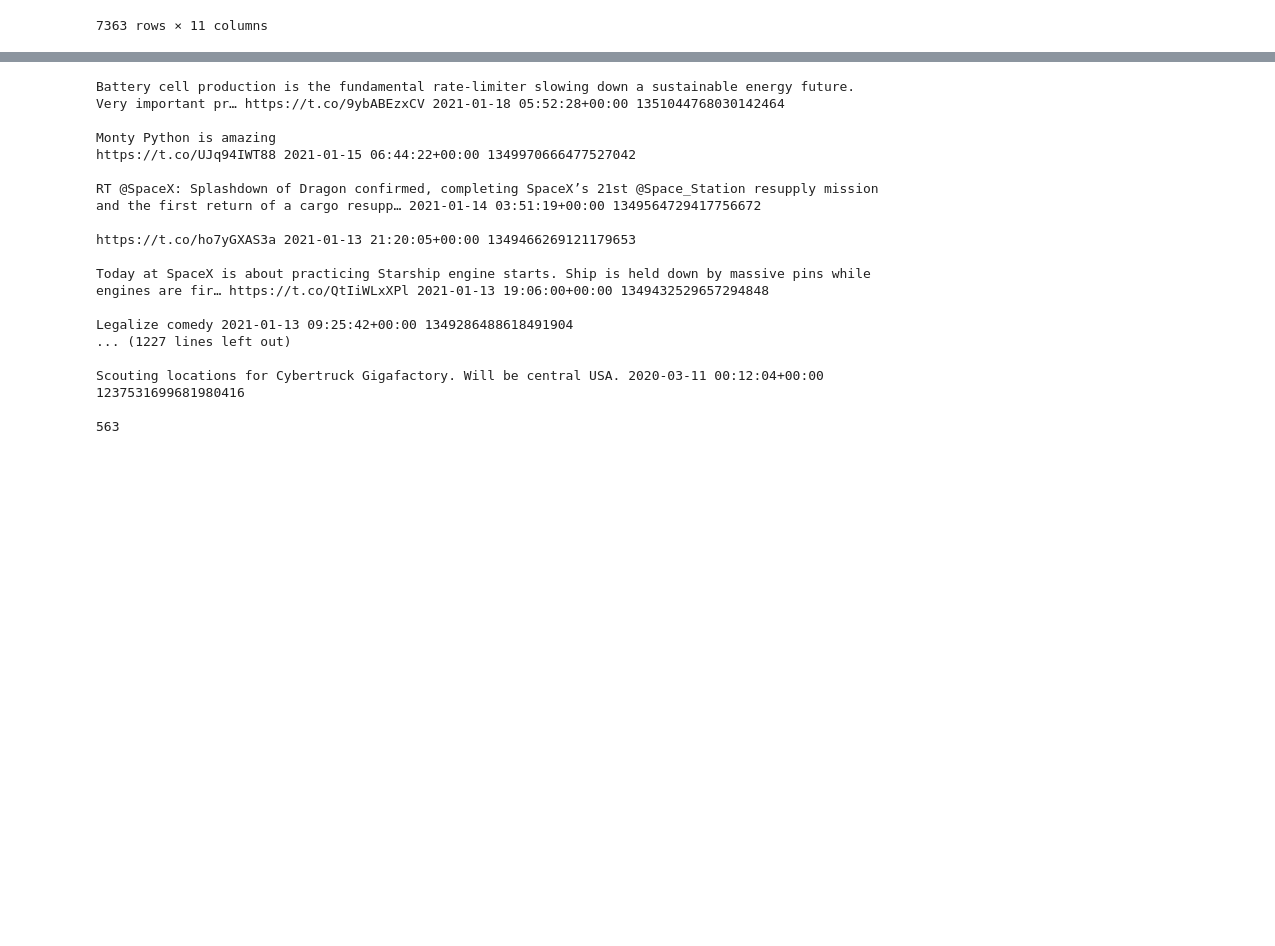
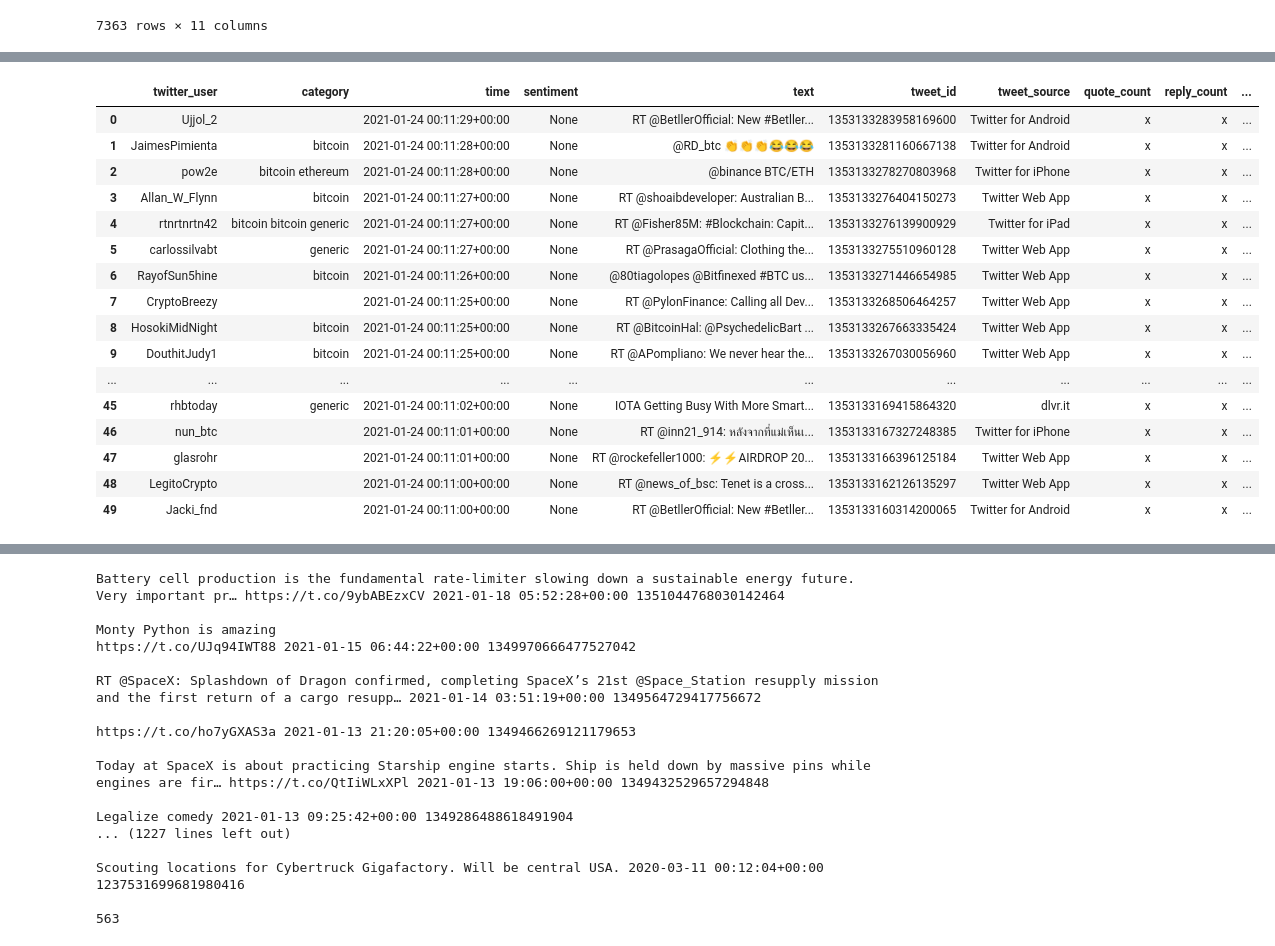
Before and after one commit to mnewk555/Project1_CryptoSentiment, a Jupyter notebook: notebooks/twitter_reader.ipynb, the cells around one changed output, grey strips where cells are left out. Saved outputs shown, nothing was run; the diff lists cells and outputs as text; code cells hidden in the pictures; blank space fills up the shorter version.

Commit message:
More tweet cleaning, more work with creating a rolling sentiment visualization.

```diff
--- a/notebooks/twitter_reader.ipynb
+++ b/notebooks/twitter_reader.ipynb
@@ -295,4 +294,21 @@ df_tweets_live.head()
 # %%
-polarity_test = df_tweets_live.filter(['time','Polarity Rating'] ,axis=1)#.hvplot(x='time',rot=90)
-polarity_test['time'] = pd.to_datetime(polarity_test['time'],format="%H%M%S",errors='ignore')
-#polarity_test
+polarity_test = df_tweets_live#.filter(['time','Popularity Rating'] ,axis=1)#.hvplot(x='time',rot=90)
+polarity_test
+# %% [output]
+|  | twitter_user | category | time | sentiment | text | tweet_id | tweet_source | quote_count | reply_count | ... |
+| 0 | Ujjol_2 |  | 2021-01-24 00:11:29+00:00 | None | RT @BetllerOfficial: New #Betller... | 1353133283958169600 | Twitter for Android | x | x | ... |
+| 1 | JaimesPimienta | bitcoin | 2021-01-24 00:11:28+00:00 | None | @RD_btc 👏👏👏😂😂😂 | 1353133281160667138 | Twitter for Android | x | x | ... |
+| 2 | pow2e | bitcoin ethereum | 2021-01-24 00:11:28+00:00 | None | @binance BTC/ETH | 1353133278270803968 | Twitter for iPhone | x | x | ... |
+| 3 | Allan_W_Flynn | bitcoin | 2021-01-24 00:11:27+00:00 | None | RT @shoaibdeveloper: Australian B... | 1353133276404150273 | Twitter Web App | x | x | ... |
+| 4 | rtnrtnrtn42 | bitcoin bitcoin generic | 2021-01-24 00:11:27+00:00 | None | RT @Fisher85M: #Blockchain: Capit... | 1353133276139900929 | Twitter for iPad | x | x | ... |
+| 5 | carlossilvabt | generic | 2021-01-24 00:11:27+00:00 | None | RT @PrasagaOfficial: Clothing the... | 1353133275510960128 | Twitter Web App | x | x | ... |
+| 6 | RayofSun5hine | bitcoin | 2021-01-24 00:11:26+00:00 | None | @80tiagolopes @Bitfinexed #BTC us... | 1353133271446654985 | Twitter Web App | x | x | ... |
+| 7 | CryptoBreezy |  | 2021-01-24 00:11:25+00:00 | None | RT @PylonFinance: Calling all Dev... | 1353133268506464257 | Twitter Web App | x | x | ... |
+| 8 | HosokiMidNight | bitcoin | 2021-01-24 00:11:25+00:00 | None | RT @BitcoinHal: @PsychedelicBart ... | 1353133267663335424 | Twitter Web App | x | x | ... |
+| 9 | DouthitJudy1 | bitcoin | 2021-01-24 00:11:25+00:00 | None | RT @APompliano: We never hear the... | 1353133267030056960 | Twitter Web App | x | x | ... |
+| ... | ... | ... | ... | ... | ... | ... | ... | ... | ... | ... |
+| 45 | rhbtoday | generic | 2021-01-24 00:11:02+00:00 | None | IOTA Getting Busy With More Smart... | 1353133169415864320 | dlvr.it | x | x | ... |
+| 46 | nun_btc |  | 2021-01-24 00:11:01+00:00 | None | RT @inn21_914: หลังจากที่แม่เห็นเ... | 1353133167327248385 | Twitter for iPhone | x | x | ... |
+| 47 | glasrohr |  | 2021-01-24 00:11:01+00:00 | None | RT @rockefeller1000: ⚡⚡AIRDROP 20... | 1353133166396125184 | Twitter Web App | x | x | ... |
+| 48 | LegitoCrypto |  | 2021-01-24 00:11:00+00:00 | None | RT @news_of_bsc: Tenet is a cross... | 1353133162126135297 | Twitter Web App | x | x | ... |
+| 49 | Jacki_fnd |  | 2021-01-24 00:11:00+00:00 | None | RT @BetllerOfficial: New #Betller... | 1353133160314200065 | Twitter for Android | x | x | ... |
```
Also changed, not shown: parts of 13 cells of this notebook, 1 other file.
